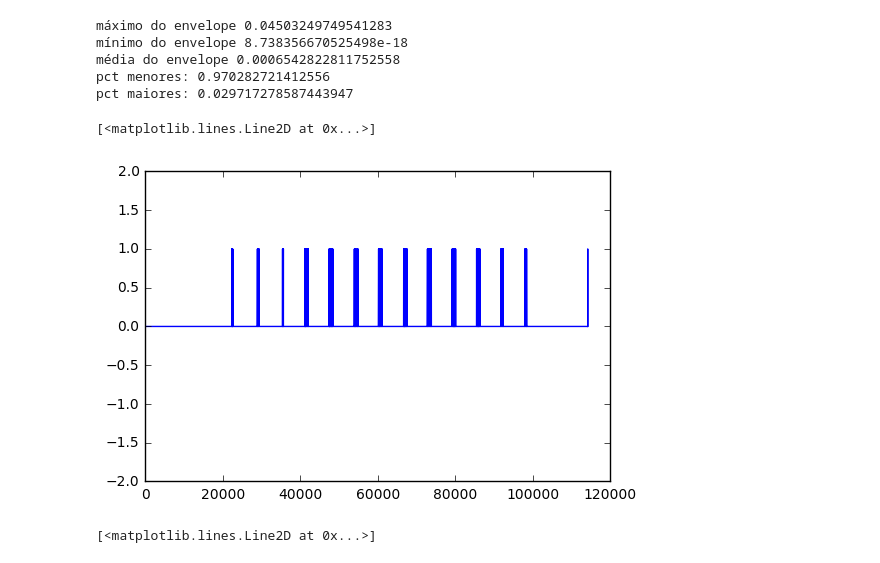
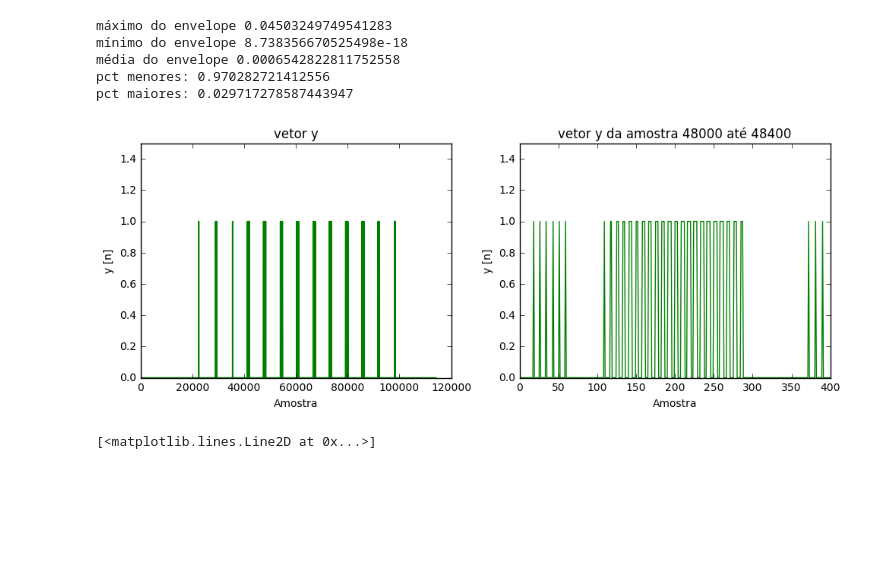
Before and after one commit to fsfelix/tcc, a Jupyter notebook: code/Simple Autodetec.ipynb, the cells around one changed output. Drawn from its saved outputs; the diff is of its cells as text; code cells hidden in the pictures; blank space fills up the shorter version.

Commit message:
monografia images, small changes in autodetec notebook

```diff
--- a/code/Simple Autodetec.ipynb
+++ b/code/Simple Autodetec.ipynb
@@ -250,7 +250,7 @@ def get_syllable_durations(y, sr, min_dur, max_dur):
 
 #markers_on = autodetec(y, 2, 0.2)
 # %%
-y_new = autodetec(y, 2, 0.2, 'both')
+y_new = autodetec(y, 2, 0.2, 'signal')
 y_new_CFAR = CFAR(y, 200, 10000, 100)
 # %% [output]
 máximo do envelope 0.04503249749541283
@@ -258,12 +258,28 @@ mínimo do envelope 8.738356670525498e-18
 média do envelope 0.0006542822811752558
 pct menores: 0.970282721412556
 pct maiores: 0.029717278587443947
-# %%
-plt.ylim([-2,2])
-plt.plot(y_new)
-# %% [output]
-[<matplotlib.lines.Line2D at 0x...>]
-[figure, removed]
+# %%
+
+# zoom
+# plt.plot(y_new[48000:48400], 'g')
+fig = plt.figure(figsize=(10,4))
+ax = fig.add_subplot(121)
+plt.ylim([0,1.5])
+plt.plot(y_new, 'g')
+plt.title('vetor y')
+plt.xlabel('Amostra')
+plt.ylabel('y [n]')
+
+ax = fig.add_subplot(122)
+plt.ylim([0,1.5])
+plt.plot(y_new[48000:48400], 'g')
+plt.title('vetor y da amostra 48000 até 48400')
+plt.xlabel('Amostra')
+plt.ylabel('y [n]')
+
+plot = fig.tight_layout()
+# %% [output]
+[figure, added]
 # %%
 plt.ylim([-2,2])
 plt.plot(y_new_CFAR)
```
Also changed, not shown: parts of 1 cell of this notebook, 3 other files.
